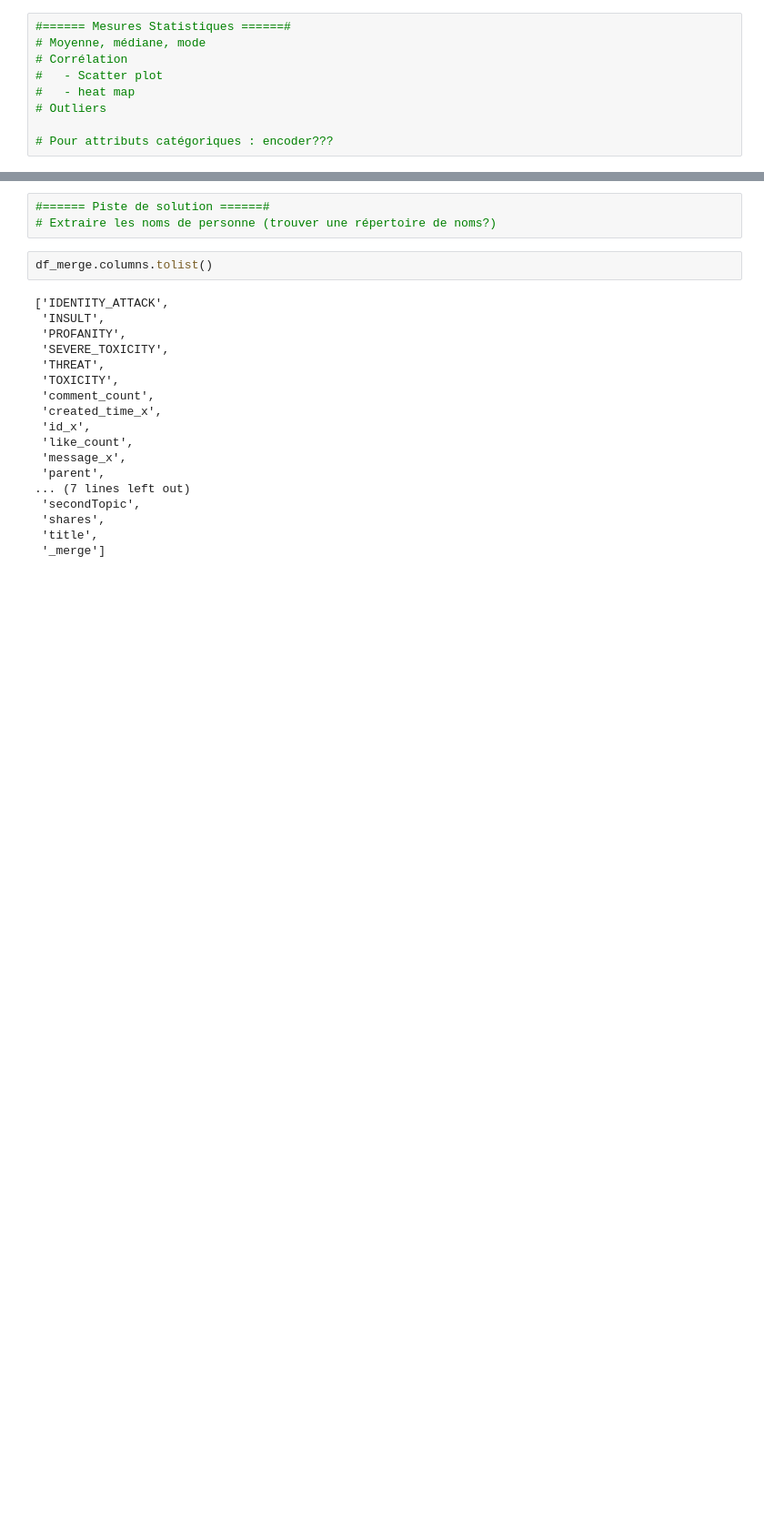
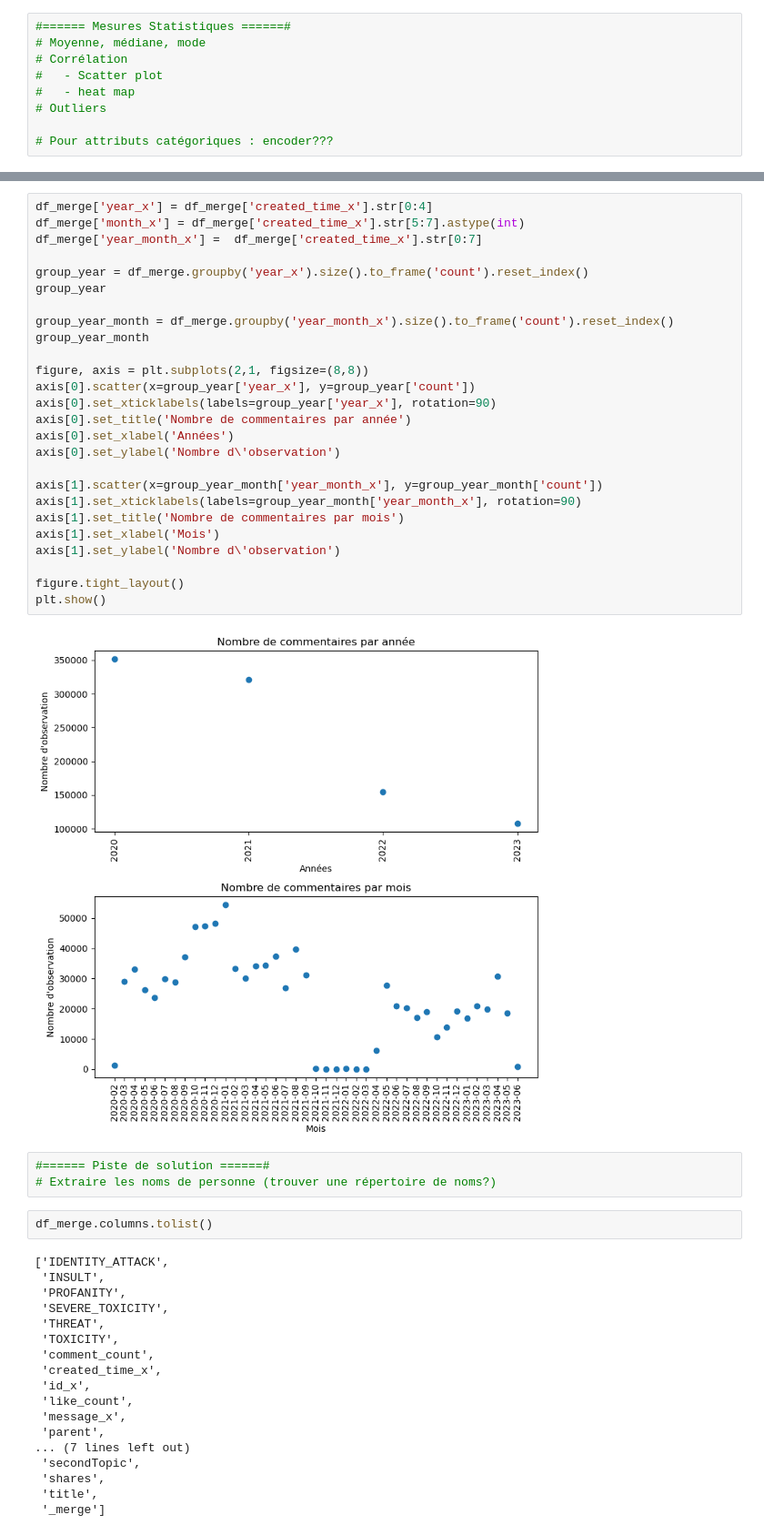
Before and after one commit to caseguin/GLO-7027, a Jupyter notebook: projet_eda.ipynb, the cells around one changed output, grey strips where cells are left out. Shown at 91% size. Cells and saved outputs as stored; diff of their text form; blank space fills up the shorter version.

Commit message:
date scatter

```diff
--- a/projet_eda.ipynb
+++ b/projet_eda.ipynb
@@ -154,6 +204,34 @@ print(min(df_merge['created_time_y']))
 2020-02-27T21:54:07+0000
 2023-06-02T16:03:24+0000
 2020-02-27T21:27:34+0000
+# %%
+df_merge['year_x'] = df_merge['created_time_x'].str[0:4]
+df_merge['month_x'] = df_merge['created_time_x'].str[5:7].astype(int)
+df_merge['year_month_x'] =  df_merge['created_time_x'].str[0:7]
+
+group_year = df_merge.groupby('year_x').size().to_frame('count').reset_index()
+group_year
+
+group_year_month = df_merge.groupby('year_month_x').size().to_frame('count').reset_index()
+group_year_month
+
+figure, axis = plt.subplots(2,1, figsize=(8,8))
+axis[0].scatter(x=group_year['year_x'], y=group_year['count'])
+axis[0].set_xticklabels(labels=group_year['year_x'], rotation=90)
+axis[0].set_title('Nombre de commentaires par année')
+axis[0].set_xlabel('Années')
+axis[0].set_ylabel('Nombre d\'observation')
+
+axis[1].scatter(x=group_year_month['year_month_x'], y=group_year_month['count'])
+axis[1].set_xticklabels(labels=group_year_month['year_month_x'], rotation=90)
+axis[1].set_title('Nombre de commentaires par mois')
+axis[1].set_xlabel('Mois')
+axis[1].set_ylabel('Nombre d\'observation')
+
+figure.tight_layout()
+plt.show()
+# %% [output]
+[figure, added]
 # %%
 #====== Piste de solution ======#
 # Extraire les noms de personne (trouver une répertoire de noms?)
```
Also changed, not shown: parts of 10 cells of this notebook.
